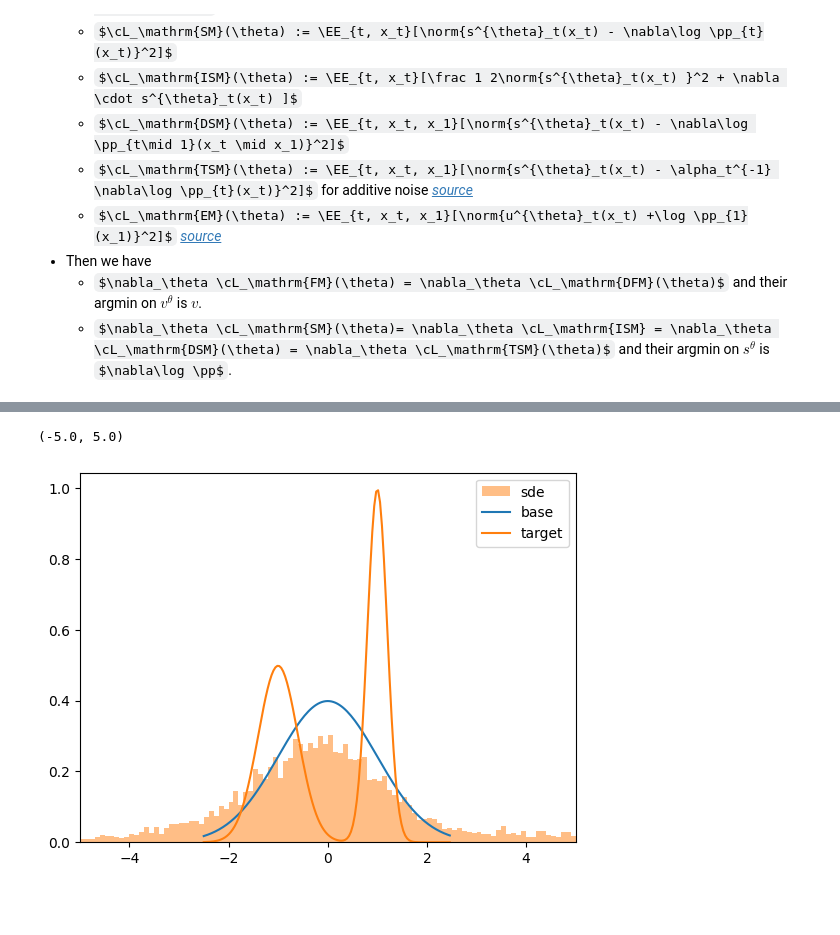
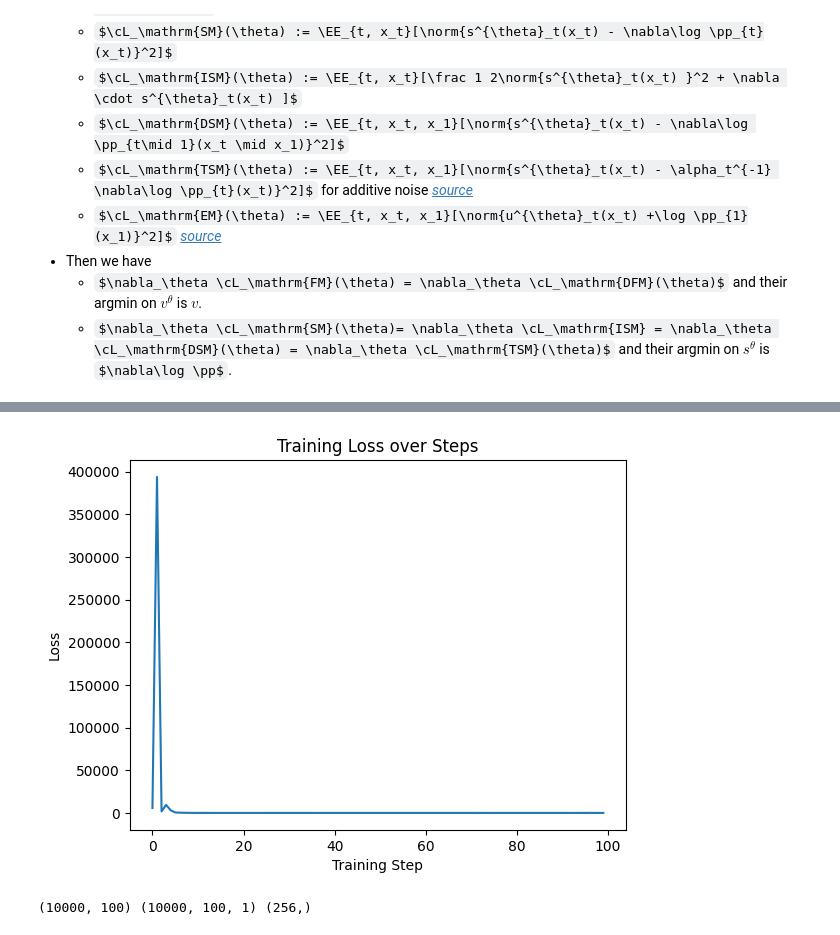
Before and after one commit to hsimonfroy/diffusion-field-level, a Jupyter notebook: TSM.ipynb, the cells around one changed output, grey strips where cells are left out. Drawn from its saved outputs; the diff is of its cells as text; code cells hidden in the pictures; some formulas as TeX source; blank space fills up the shorter version.

Commit message:
to debug logp sde

```diff
--- a/TSM.ipynb
+++ b/TSM.ipynb
@@ -328,63 +328,48 @@ hist(xs[:,-1], 100, range=xlim, density=True, alpha=0.5);
 * Then we have
 	* $\nabla_\theta \cL_\mathrm{FM}(\theta) = \nabla_\theta \cL_\mathrm{DFM}(\theta)$ and their argmin on $v^\theta$ is $v$.
 	* $\nabla_\theta \cL_\mathrm{SM}(\theta)= \nabla_\theta \cL_\mathrm{ISM} = \nabla_\theta \cL_\mathrm{DSM}(\theta) = \nabla_\theta \cL_\mathrm{TSM}(\theta)$ and their argmin on $s^\theta$ is $\nabla\log \pp$.
-# %%
-@jit
-def score1(x):
-  return vmap(grad(target.log_prob))(x)
-
-def loss_tsm(params, t, y, s, w):
-  return jnp.mean(w * (vmap(score.apply, in_axes=(None, 0, 0))(params, y, t) - s)**2)
 # %%
+def loss_tsm(params, t, y, s, w):
+  return (w * (vmap(score.apply, in_axes=(None, 0, 0))(params, y, t) - s / alpha(t))**2).mean()
+
 import optax
-
 # Define the optimizer
 optimizer = optax.adam(learning_rate=1e-3)
-optimizer_state = optimizer.init(params)
+optim_state = optimizer.init(params)
 
 # Define the training step
-@jax.jit
+@jit
 def train_step(params, optimizer_state, t, y, s, w):
-    loss, grads = jax.value_and_grad(loss_fn)(params, t, y, s, w)
+    loss, grads = value_and_grad(loss_tsm)(params, t, y, s, w)
     updates, optimizer_state = optimizer.update(grads, optimizer_state, params)
     params = optax.apply_updates(params, updates)
     return params, optimizer_state, loss
 
 # Training loop
-batch_size = 1024
+batch_size = 512
 key = jr.key(0)
-
 losses = []
 # %%
-for epoch in range(200):
-  key, key_samples, key_t, key_x_t = jr.split(key, 4)
+for epoch in range(100):
+    key, key_samp, key_time, key_noise = jr.split(key, 4)
 
-  # Sample a batch of trajectories from the forward process
-  ts, Xs = sample_sde(jr.split(key_samples,batch_size), params)
+    # Sample a batch of trajectories
+    ts, xs = sample_sde(jr.split(key_samp, batch_size), params)
+    x1s = xs[:,-1]
+    ts = jr.uniform(key_time, batch_size)
+    xts = vmap(noise)(jr.split(key_noise, batch_size), ts, x1s)
 
-  X_1 = Xs[:,0]
-  ts = ts[:,:-1]
-  # Reshape X_1 to match the shape of X_t before adding
-  X_1 = jnp.repeat(X_1[:, None], ts.shape[1], axis=1)
-  X_t = X_1 + jnp.sqrt(1.-ts) * jr.normal(key_x_t, shape=ts.shape)
+    logps, scores = vmap(value_and_grad(target.log_prob))(x1s)
+    ws = logps - logp_sde(params, x1s)
+    ws = jnp.exp(ws - jnp.max(ws))
+    ws = ws / jnp.sum(ws)
 
-  # Flatten X_1, X_t, and ts
-  X_1 = X_1.flatten()
-  X_t = X_t.flatten()
-  ts = ts.flatten()
+    # Compute the score and loss
+    params, optim_state, loss = train_step(params, optim_state, ts, xts, scores, ws)
+    losses.append(loss)
 
-  w = target.log_prob(X_1) - compute_probability(params, X_1)
-  w = jnp.exp(w - jnp.max(w))
-  w = w / jnp.sum(w)
-
-  # Compute the score of the energy function
-  scores = fn(X_1)
-
-  params, optimizer_state, loss = train_step(params, optimizer_state, ts, X_t, scores, w)
-  losses.append(loss)
-
-  if epoch % 10 == 0:
-    print(f'Epoch {epoch}, Loss: {loss}')
+    if epoch % 10 == 0:
+        print(f'Epoch {epoch}, Loss: {loss}')
 
 # Plot the training loss
 plt.figure()
@@ -398,12 +392,8 @@ ValueError: Incompatible shapes for broadcasting: shapes=[(1024, 99, 1), (1024,
+[figure, added]
 # %%
-# Let's try to draw from the process now
-ts, samples = sample_sde(jr.split(jr.key(0),10000), params)
+# Let's sample from the untrained process
+ts, xs = sample_sde(jr.split(jr.key(0), 1000), params)
+logplin = logp_sde(params, xlin)
+print(ts.shape, xs.shape, logplin.shape)
+# %% [output]
+(10000, 100) (10000, 100, 1) (256,)
-# %%
-plt.hist(samples[:,-1], 100, density=True, range=[-5,5], label='sde', alpha=0.5, color='C1');
-plt.plot(x, base.prob(x), color='C0', label='base');
-plt.plot(x, target.prob(x), color='C1', label='target');
-plt.legend();
-xlim(-5,5)
-# %% [output]
-(-5.0, 5.0)
-[figure, removed]
```
Also changed, not shown: parts of 8 cells of this notebook.
